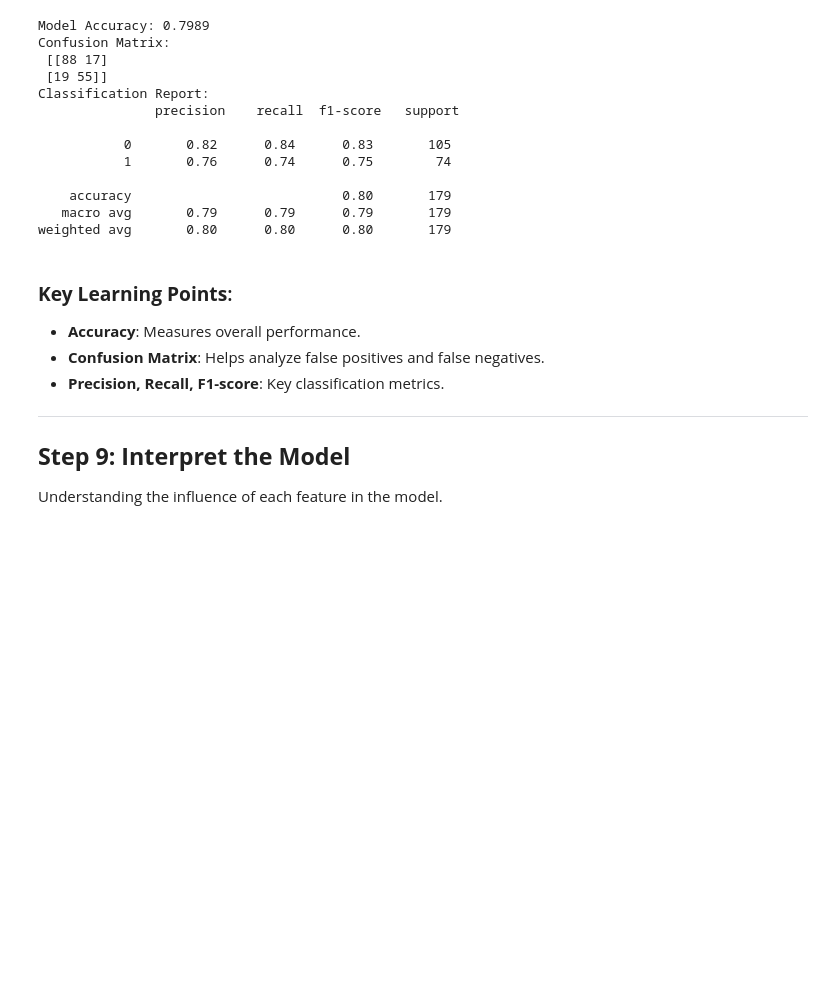
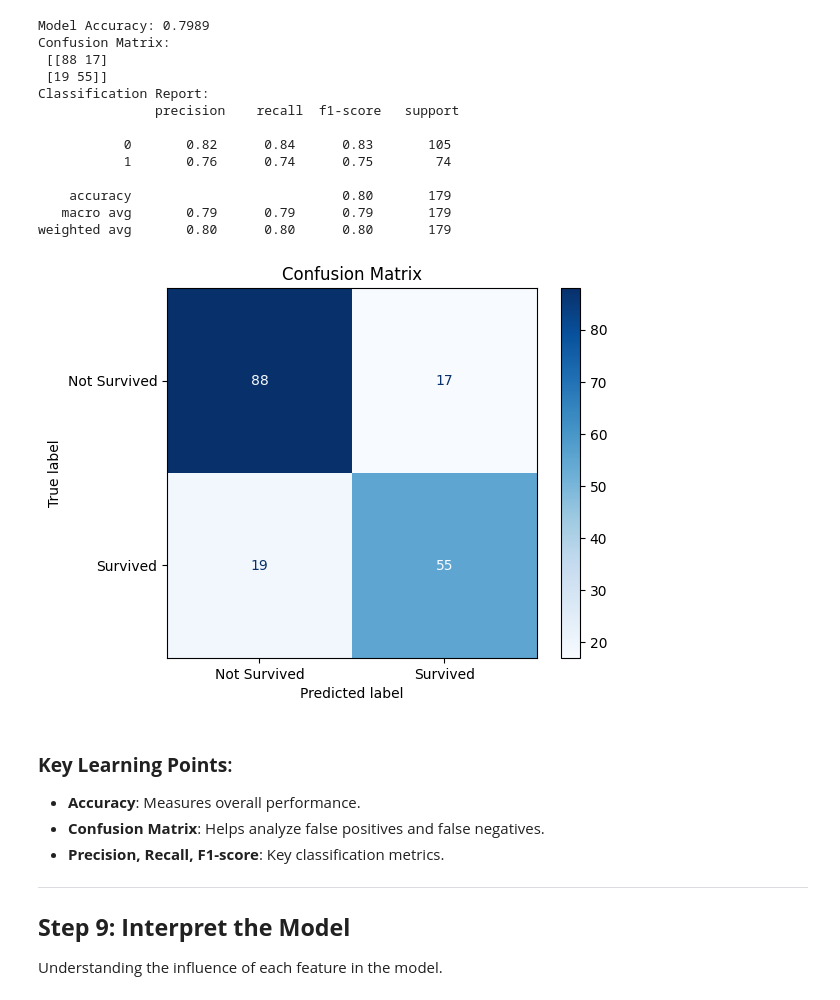
Before and after one commit to Kaveh8/ml_teaching_material, a Jupyter notebook: Logistic Regression/logistic_regression.ipynb, the cells around one changed output. Saved outputs shown, nothing was run; the diff lists cells and outputs as text; code cells hidden in the pictures; blank space fills up the shorter version.

Commit message:
separated naive bayes and added conf matrix display

```diff
--- a/Logistic Regression/logistic_regression.ipynb
+++ b/Logistic Regression/logistic_regression.ipynb
@@ -7,7 +7,7 @@ We first load the Titanic dataset using **pandas** and inspect its structure.
 import pandas as pd
 
 # Load the dataset
-file_path = "./Titanic_dataset.csv"
+file_path = "../Datasets/Titanic_dataset_train.csv"
 df = pd.read_csv(file_path)
 
 # Display the first few rows
@@ -310,6 +310,16 @@ Classification Report:
     accuracy                           0.80       179
    macro avg       0.79      0.79      0.79       179
 weighted avg       0.80      0.80      0.80       179
+# %%
+from sklearn.metrics import ConfusionMatrixDisplay
+
+# Display confusion matrix
+disp = ConfusionMatrixDisplay(confusion_matrix=conf_matrix, display_labels=["Not Survived", "Survived"])
+disp.plot(cmap="Blues")
+plt.title("Confusion Matrix")
+plt.show()
+# %% [output]
+[figure, added]
 # %% [markdown]
 ### **Key Learning Points**:
 - **Accuracy**: Measures overall performance.
```
Also changed, not shown: parts of 14 cells of this notebook.
